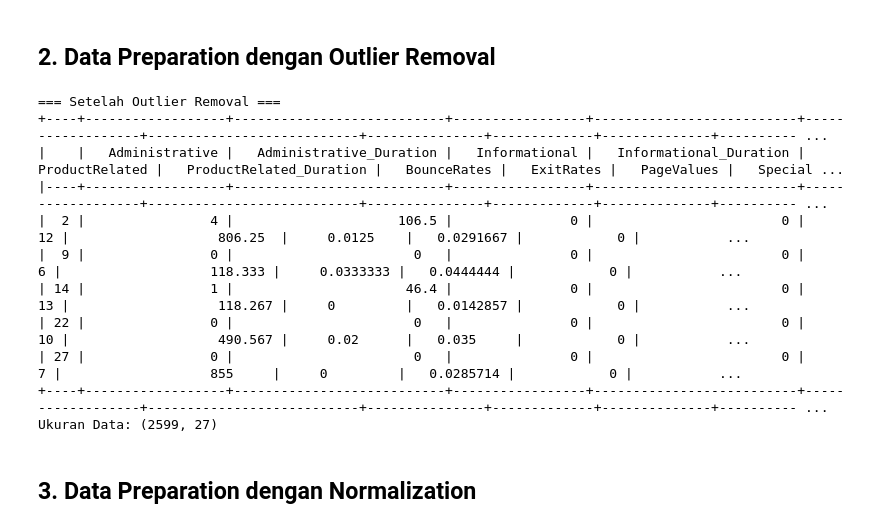
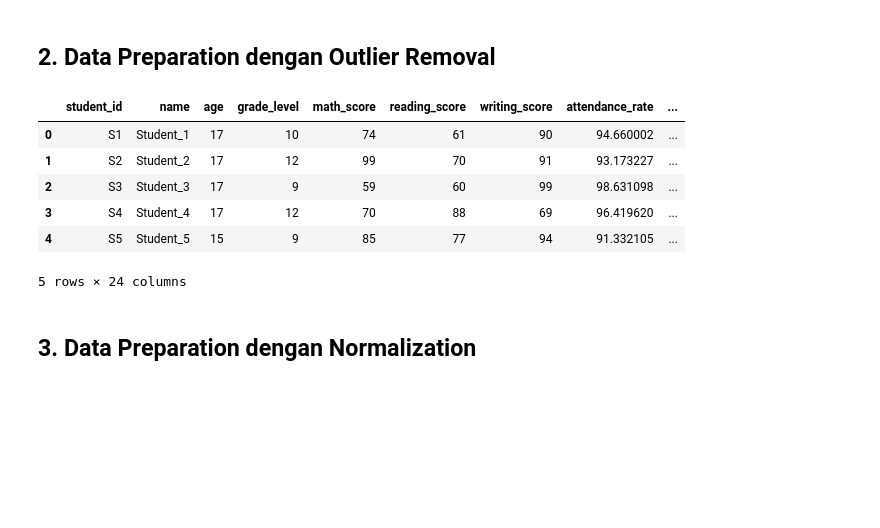
Before and after one commit to cahyogadhang/cahyogadhang-2025-KECERDASAN-BUATAN-TI-1B, a Jupyter notebook: jobsheet7.ipynb, the cells around one changed output. Drawn from its saved outputs; the diff is of its cells as text; code cells hidden in the pictures; blank space fills up the shorter version.

```diff
--- a/jobsheet7.ipynb
+++ b/jobsheet7.ipynb
@@ -286,35 +269,24 @@ Ukuran Data: (12330, 29)
 # %% [markdown]
 ## 2. Data Preparation dengan Outlier Removal
-# %%
-import numpy as np
-
-df_outlier_removed = df_encoded.copy()
-numeric_cols = df_outlier_removed.select_dtypes(include=[np.number]).columns
-
-for col in numeric_cols:
-    Q1 = df_outlier_removed[col].quantile(0.25)
-    Q3 = df_outlier_removed[col].quantile(0.75)
-    IQR = Q3 - Q1
-    lower_bound = Q1 - 1.5 * IQR
-    upper_bound = Q3 + 1.5 * IQR
-    df_outlier_removed = df_outlier_removed[
-        (df_outlier_removed[col] >= lower_bound) & (df_outlier_removed[col] <= upper_bound)
-    ]
-
-print("=== Setelah Outlier Removal ===")
-print(tabulate(df_outlier_removed.head(), headers="keys", tablefmt="psql"))
-print("Ukuran Data:", df_outlier_removed.shape)
-# %% [output]
-=== Setelah Outlier Removal ===
-+----+------------------+---------------------------+-----------------+--------------------------+------------------+---------------------------+---------------+-------------+--------------+---------- ...
-|    |   Administrative |   Administrative_Duration |   Informational |   Informational_Duration |   ProductRelated |   ProductRelated_Duration |   BounceRates |   ExitRates |   PageValues |   Special ...
-|----+------------------+---------------------------+-----------------+--------------------------+------------------+---------------------------+---------------+-------------+--------------+---------- ...
-|  2 |                4 |                     106.5 |               0 |                        0 |               12 |                   806.25  |     0.0125    |   0.0291667 |            0 |           ...
-|  9 |                0 |                       0   |               0 |                        0 |                6 |                   118.333 |     0.0333333 |   0.0444444 |            0 |           ...
-| 14 |                1 |                      46.4 |               0 |                        0 |               13 |                   118.267 |     0         |   0.0142857 |            0 |           ...
-| 22 |                0 |                       0   |               0 |                        0 |               10 |                   490.567 |     0.02      |   0.035     |            0 |           ...
-| 27 |                0 |                       0   |               0 |                        0 |                7 |                   855     |     0         |   0.0285714 |            0 |           ...
-+----+------------------+---------------------------+-----------------+--------------------------+------------------+---------------------------+---------------+-------------+--------------+---------- ...
-Ukuran Data: (2599, 27)
+# %%
+from scipy import stats
+
+# Kolom numerik
+numerical_cols = ['age', 'math_score', 'reading_score', 'writing_score', 'attendance_rate', 'study_hours']
+
+# Menghapus outlier dengan Z-score
+z_scores = stats.zscore(df_encoded[numerical_cols])
+df_no_outliers = df_encoded[(abs(z_scores) < 3).all(axis=1)]
+
+# Menampilkan data setelah outlier dihapus
+df_no_outliers.head()
+# %% [output]
+|  | student_id | name | age | grade_level | math_score | reading_score | writing_score | attendance_rate | ... |
+| 0 | S1 | Student_1 | 17 | 10 | 74 | 61 | 90 | 94.660002 | ... |
+| 1 | S2 | Student_2 | 17 | 12 | 99 | 70 | 91 | 93.173227 | ... |
+| 2 | S3 | Student_3 | 17 | 9 | 59 | 60 | 99 | 98.631098 | ... |
+| 3 | S4 | Student_4 | 17 | 12 | 70 | 88 | 69 | 96.419620 | ... |
+| 4 | S5 | Student_5 | 15 | 9 | 85 | 77 | 94 | 91.332105 | ... |
+5 rows × 24 columns
 # %% [markdown]
 ## 3.	Data Preparation dengan Normalization
```
Also changed, not shown: parts of 8 cells of this notebook.
